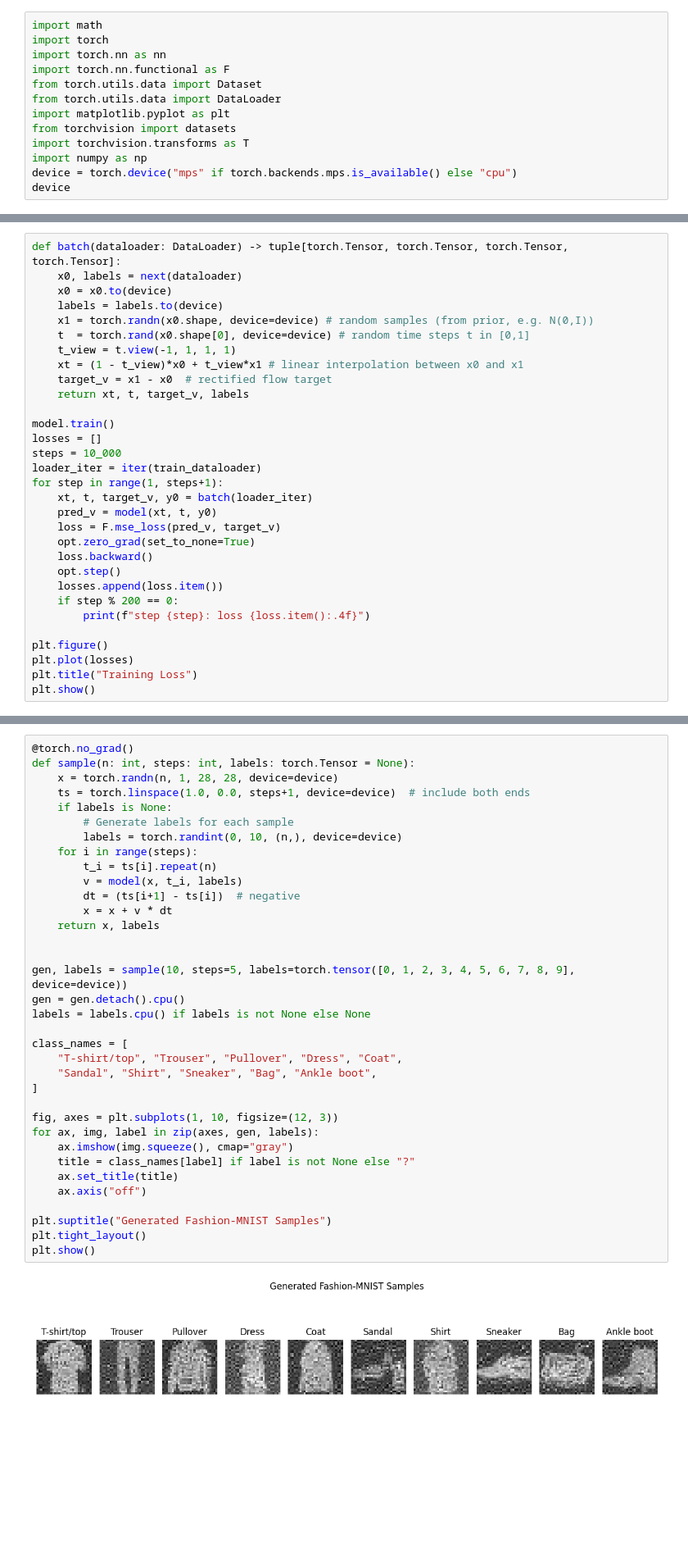
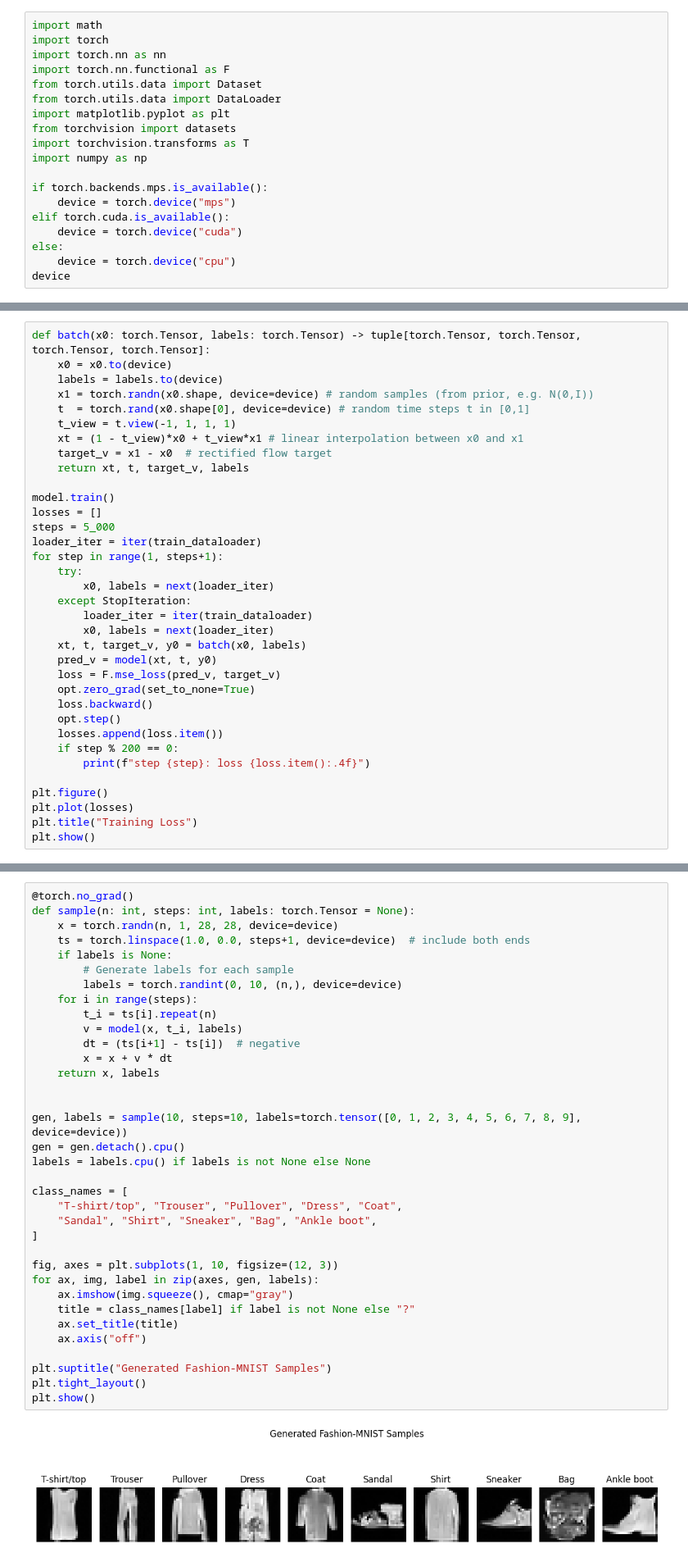
Before and after one commit to F-Fer/understanding_flow_matching, a Jupyter notebook: notebooks/flow_matching_mnist.ipynb, the cells around one changed output, grey strips where cells are left out. Shown: that part at 82% size. Drawn from its saved outputs; the diff is of its cells as text; blank space fills up the shorter version.

Commit message:
fix training loop flow matching

```diff
--- a/notebooks/flow_matching_mnist.ipynb
+++ b/notebooks/flow_matching_mnist.ipynb
@@ -11,6 +11,12 @@ import matplotlib.pyplot as plt
 from torchvision import datasets
 import torchvision.transforms as T
 import numpy as np
-device = torch.device("mps" if torch.backends.mps.is_available() else "cpu")
+
+if torch.backends.mps.is_available():
+    device = torch.device("mps")
+elif torch.cuda.is_available():
+    device = torch.device("cuda")
+else:
+    device = torch.device("cpu")
 device
 # %% [output]
@@ -259,8 +265,7 @@ $$\mathcal{L}_{\mathrm{cfm}}(\theta)
 = \mathbb{E}_{t \sim \mathrm{Unif},\, z \sim p_{\mathrm{data}},\, \epsilon \sim \mathcal{N}(0, I_d)}
 \left[ \left\| u_t^{\theta}(t z + (1 - t)\epsilon) - (z - \epsilon) \right\|^2 \right]$$
 # %%
-def batch(dataloader: DataLoader) -> tuple[torch.Tensor, torch.Tensor, torch.Tensor, torch.Tensor]:
-    x0, labels = next(dataloader)
+def batch(x0: torch.Tensor, labels: torch.Tensor) -> tuple[torch.Tensor, torch.Tensor, torch.Tensor, torch.Tensor]:
     x0 = x0.to(device)
     labels = labels.to(device)
     x1 = torch.randn(x0.shape, device=device) # random samples (from prior, e.g. N(0,I))
@@ -272,10 +277,15 @@ def batch(dataloader: DataLoader) -> tuple[torch.Tensor, torch.Tensor, torch.Ten
 
 model.train()
 losses = []
-steps = 10_000
+steps = 5_000
 loader_iter = iter(train_dataloader)
 for step in range(1, steps+1):
-    xt, t, target_v, y0 = batch(loader_iter)
+    try:
+        x0, labels = next(loader_iter)
+    except StopIteration:
+        loader_iter = iter(train_dataloader)
+        x0, labels = next(loader_iter)
+    xt, t, target_v, y0 = batch(x0, labels)
     pred_v = model(xt, t, y0)
     loss = F.mse_loss(pred_v, target_v)
     opt.zero_grad(set_to_none=True)
@@ -318,32 +328,32 @@ def sample(n: int, steps: int, labels: torch.Tensor = None):
     if labels is None:
         # Generate labels for each sample
         labels = torch.randint(0, 10, (n,), device=device)
     for i in range(steps):
         t_i = ts[i].repeat(n)
         v = model(x, t_i, labels)
         dt = (ts[i+1] - ts[i])  # negative
         x = x + v * dt
     return x, labels
 
 
-gen, labels = sample(10, steps=5, labels=torch.tensor([0, 1, 2, 3, 4, 5, 6, 7, 8, 9], device=device))
+gen, labels = sample(10, steps=10, labels=torch.tensor([0, 1, 2, 3, 4, 5, 6, 7, 8, 9], device=device))
 gen = gen.detach().cpu()
 labels = labels.cpu() if labels is not None else None
 
 class_names = [
     "T-shirt/top", "Trouser", "Pullover", "Dress", "Coat",
     "Sandal", "Shirt", "Sneaker", "Bag", "Ankle boot",
 ]
 
 fig, axes = plt.subplots(1, 10, figsize=(12, 3))
 for ax, img, label in zip(axes, gen, labels):
     ax.imshow(img.squeeze(), cmap="gray")
     title = class_names[label] if label is not None else "?"
     ax.set_title(title)
     ax.axis("off")
 
 plt.suptitle("Generated Fashion-MNIST Samples")
 plt.tight_layout()
 plt.show()
 # %% [output]
-[figure, old version]
+[figure, new version]
```
Also changed, not shown: parts of 4 cells of this notebook.
